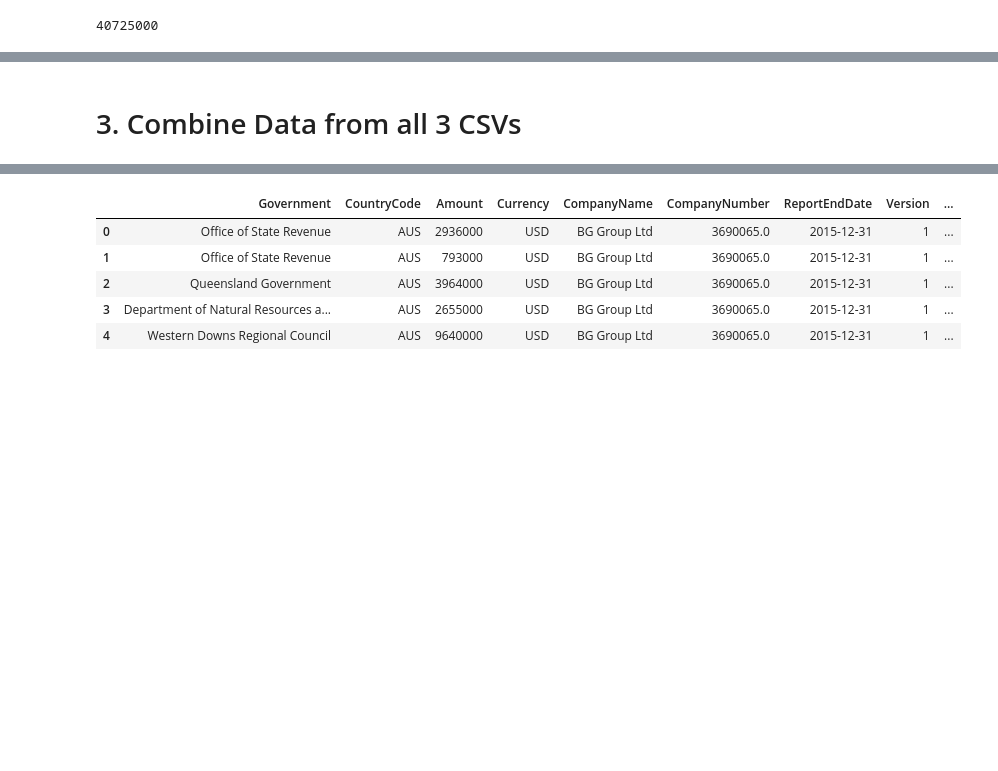
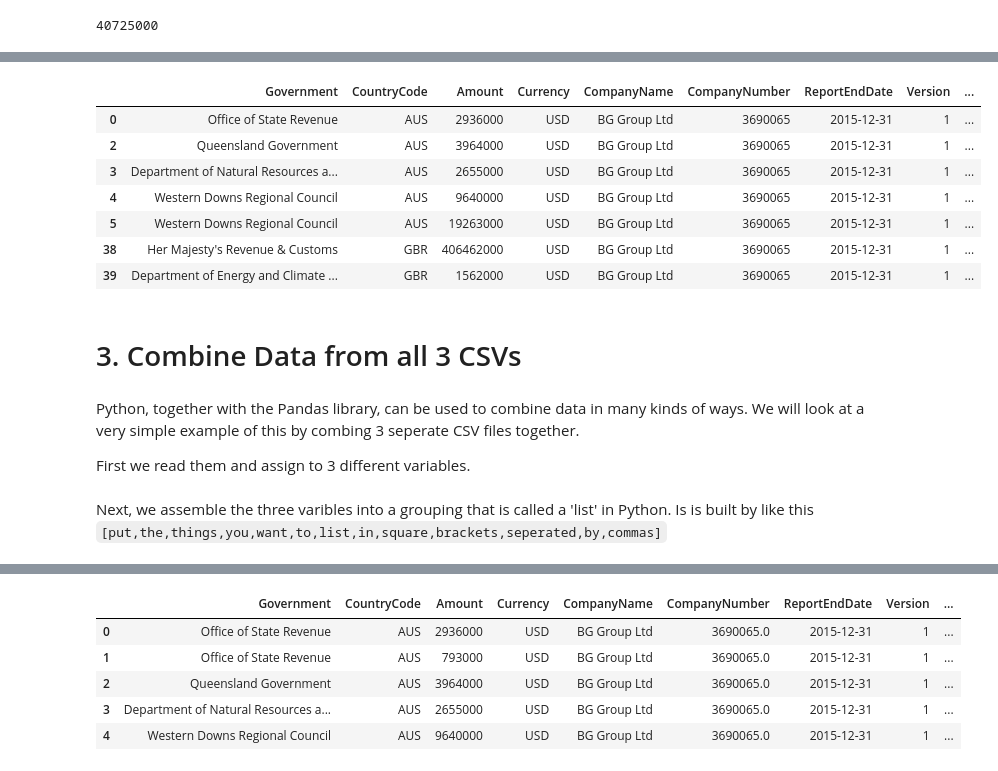
Before and after one commit to yanoak/data-extractors-tutorials, a Jupyter notebook: python-for-extractives/01_Intro_to_Python/Intro_to_Python.ipynb, the cells around one changed output, grey strips where cells are left out. Cells and saved outputs as stored; diff of their text form; code cells hidden in the pictures; blank space fills up the shorter version.

```diff
--- a/python-for-extractives/01_Intro_to_Python/Intro_to_Python.ipynb
+++ b/python-for-extractives/01_Intro_to_Python/Intro_to_Python.ipynb
@@ -205,8 +345,28 @@ mydata_AUS["Amount"].sum()
+# %%
+# Filter for payments to Australia over a million or payments to Great Britain over 500,000
+mydata_AUS_overmillion_GBR_500K = mydata.loc[((mydata["CountryCode"] == "AUS") & (mydata["Amount"] > 1000000))
+                                             | ((mydata["CountryCode"] == "GBR") & (mydata["Amount"] > 500000))]
+mydata_AUS_overmillion_GBR_500K
+# %% [output]
+|  | Government | CountryCode | Amount | Currency | CompanyName | CompanyNumber | ReportEndDate | Version | ... |
+| 0 | Office of State Revenue | AUS | 2936000 | USD | BG Group Ltd | 3690065 | 2015-12-31 | 1 | ... |
+| 2 | Queensland Government | AUS | 3964000 | USD | BG Group Ltd | 3690065 | 2015-12-31 | 1 | ... |
+| 3 | Department of Natural Resources a... | AUS | 2655000 | USD | BG Group Ltd | 3690065 | 2015-12-31 | 1 | ... |
+| 4 | Western Downs Regional Council | AUS | 9640000 | USD | BG Group Ltd | 3690065 | 2015-12-31 | 1 | ... |
+| 5 | Western Downs Regional Council | AUS | 19263000 | USD | BG Group Ltd | 3690065 | 2015-12-31 | 1 | ... |
+| 38 | Her Majesty's Revenue & Customs | GBR | 406462000 | USD | BG Group Ltd | 3690065 | 2015-12-31 | 1 | ... |
+| 39 | Department of Energy and Climate ... | GBR | 1562000 | USD | BG Group Ltd | 3690065 | 2015-12-31 | 1 | ... |
 # %% [markdown]
 # 3. Combine Data from all 3 CSVs
+# %% [markdown]
+Python, together with the Pandas library, can be used to combine data in many kinds of ways. We will look at a very simple example of this by combing 3 seperate CSV files together.
+
+First we read them and assign to 3 different variables.
 # %%
 bg_data = pd.read_csv('data/government-totals-bg-group-ltd-2015.csv')
 glencore_data = pd.read_csv('data/government-totals-glencore-plc-2015.csv')
 shell_data = pd.read_csv('data/government-totals-royal-dutch-shell-plc-2015.csv')
+# %% [markdown]
+Next, we assemble the three varibles into a grouping that is called a 'list' in Python. Is is built by like this `[put,the,things,you,want,to,list,in,square,brackets,seperated,by,commas]`
 # %%
 data_to_combine = [bg_data, glencore_data, shell_data]
```
Also changed, not shown: parts of 34 cells of this notebook.
